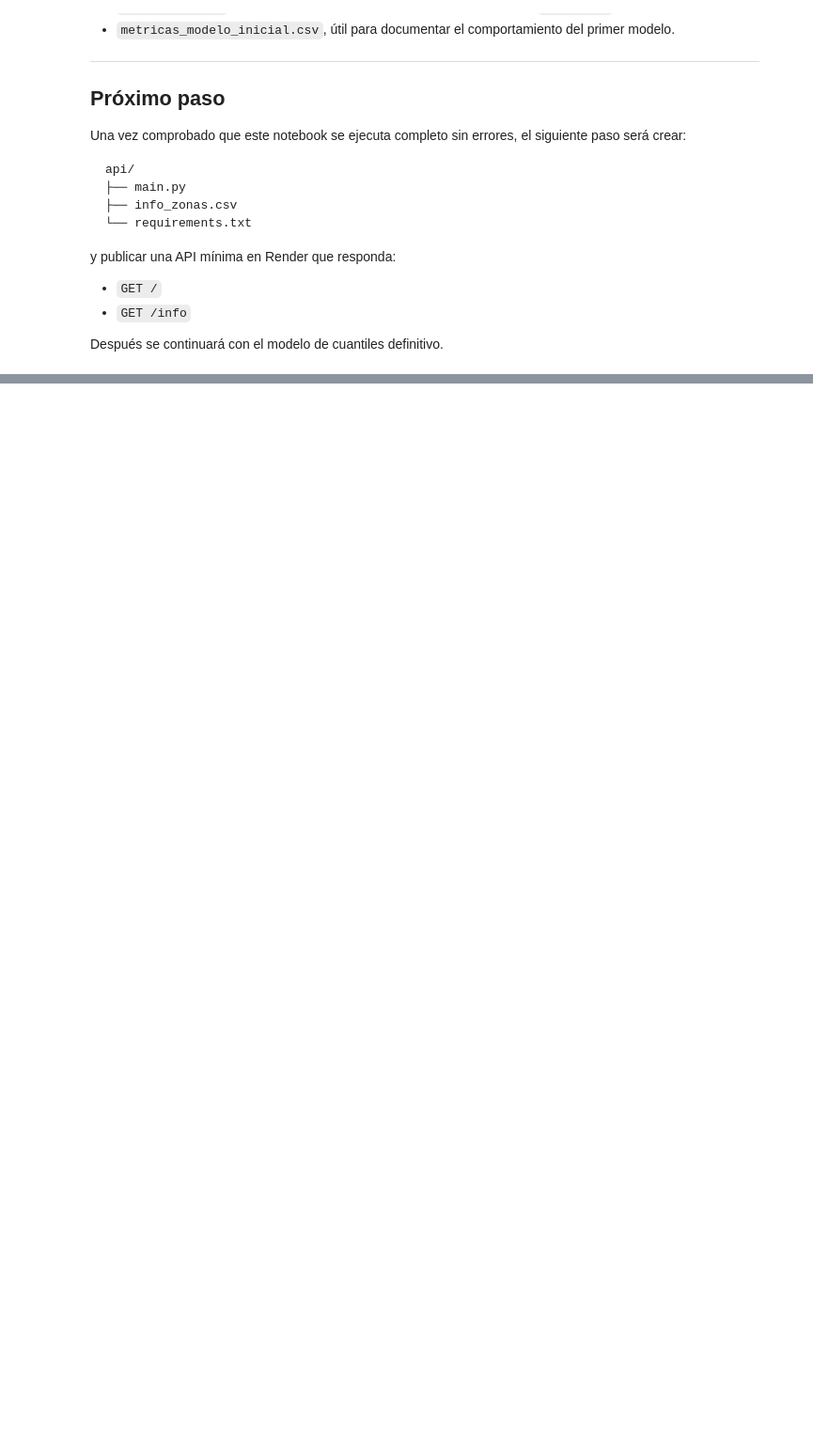
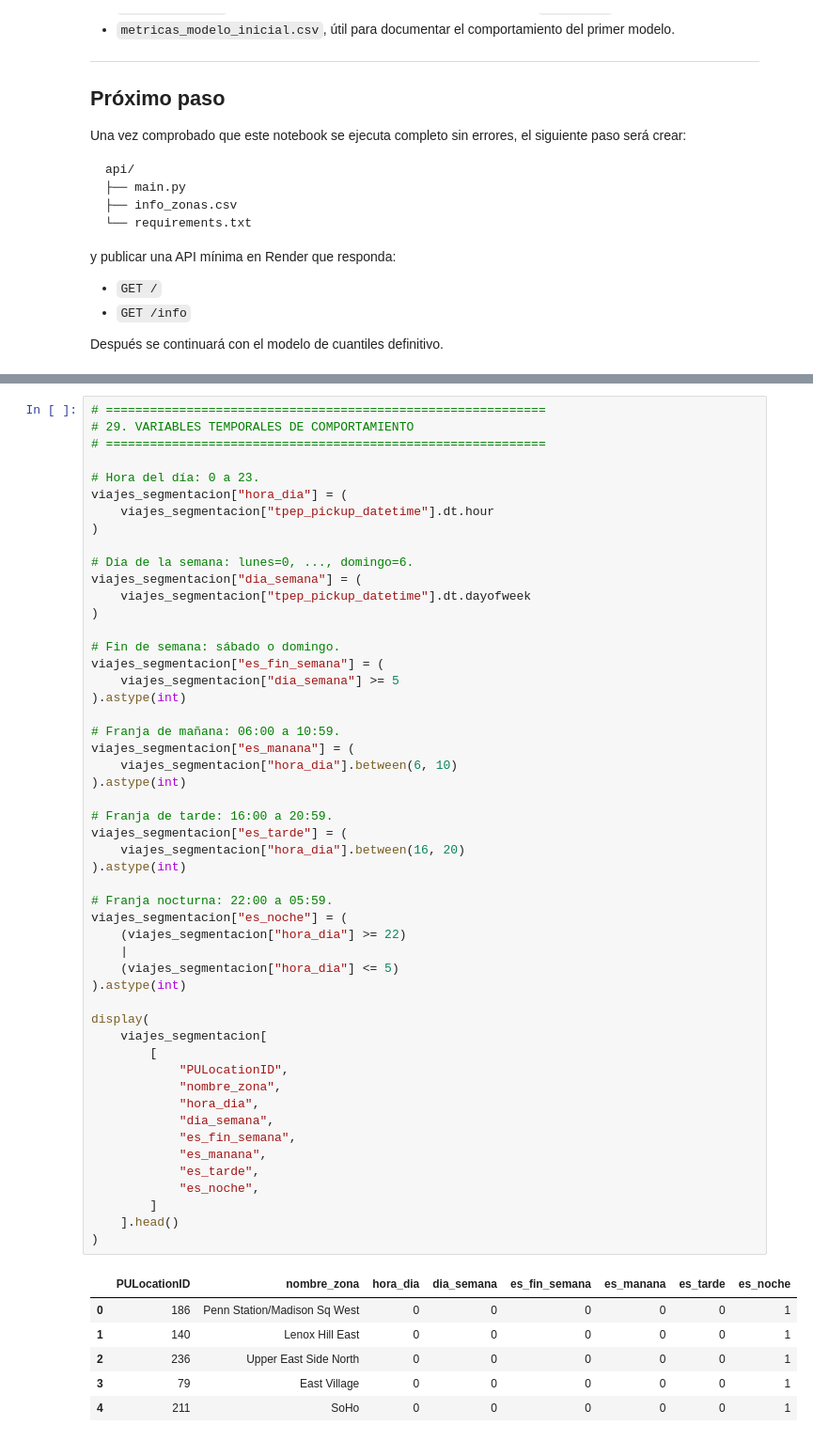
Before and after one commit to IsaiZepeda04/taxis-nyc, a Jupyter notebook: preparacion.ipynb, the cells around one changed output, grey strips where cells are left out. Shown at 94% size. Drawn from its saved outputs; the diff is of its cells as text; blank space fills up the shorter version.

```diff
--- a/preparacion.ipynb
+++ b/preparacion.ipynb
@@ -1051,0 +1297,58 @@ Después se continuará con el modelo de cuantiles definitivo.
+# %%
+# ============================================================
+# 29. VARIABLES TEMPORALES DE COMPORTAMIENTO
+# ============================================================
+
+# Hora del día: 0 a 23.
+viajes_segmentacion["hora_dia"] = (
+    viajes_segmentacion["tpep_pickup_datetime"].dt.hour
+)
+
+# Día de la semana: lunes=0, ..., domingo=6.
+viajes_segmentacion["dia_semana"] = (
+    viajes_segmentacion["tpep_pickup_datetime"].dt.dayofweek
+)
+
+# Fin de semana: sábado o domingo.
+viajes_segmentacion["es_fin_semana"] = (
+    viajes_segmentacion["dia_semana"] >= 5
+).astype(int)
+
+# Franja de mañana: 06:00 a 10:59.
+viajes_segmentacion["es_manana"] = (
+    viajes_segmentacion["hora_dia"].between(6, 10)
+).astype(int)
+
+# Franja de tarde: 16:00 a 20:59.
+viajes_segmentacion["es_tarde"] = (
+    viajes_segmentacion["hora_dia"].between(16, 20)
+).astype(int)
+
+# Franja nocturna: 22:00 a 05:59.
+viajes_segmentacion["es_noche"] = (
+    (viajes_segmentacion["hora_dia"] >= 22)
+    |
+    (viajes_segmentacion["hora_dia"] <= 5)
+).astype(int)
+
+display(
+    viajes_segmentacion[
+        [
+            "PULocationID",
+            "nombre_zona",
+            "hora_dia",
+            "dia_semana",
+            "es_fin_semana",
+            "es_manana",
+            "es_tarde",
+            "es_noche",
+        ]
+    ].head()
+)
+# %% [output]
+|  | PULocationID | nombre_zona | hora_dia | dia_semana | es_fin_semana | es_manana | es_tarde | es_noche |
+| 0 | 186 | Penn Station/Madison Sq West | 0 | 0 | 0 | 0 | 0 | 1 |
+| 1 | 140 | Lenox Hill East | 0 | 0 | 0 | 0 | 0 | 1 |
+| 2 | 236 | Upper East Side North | 0 | 0 | 0 | 0 | 0 | 1 |
+| 3 | 79 | East Village | 0 | 0 | 0 | 0 | 0 | 1 |
+| 4 | 211 | SoHo | 0 | 0 | 0 | 0 | 0 | 1 |
```
Also changed, not shown: parts of 46 cells of this notebook, 9 other files.
